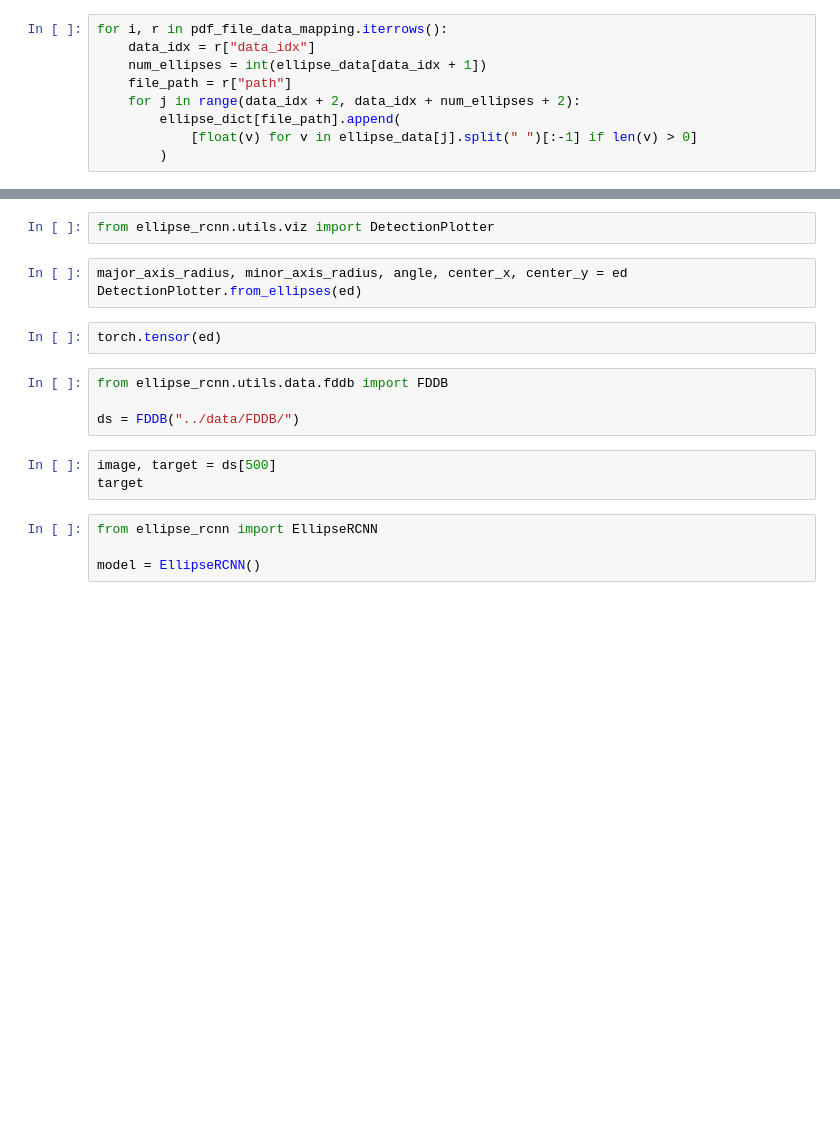
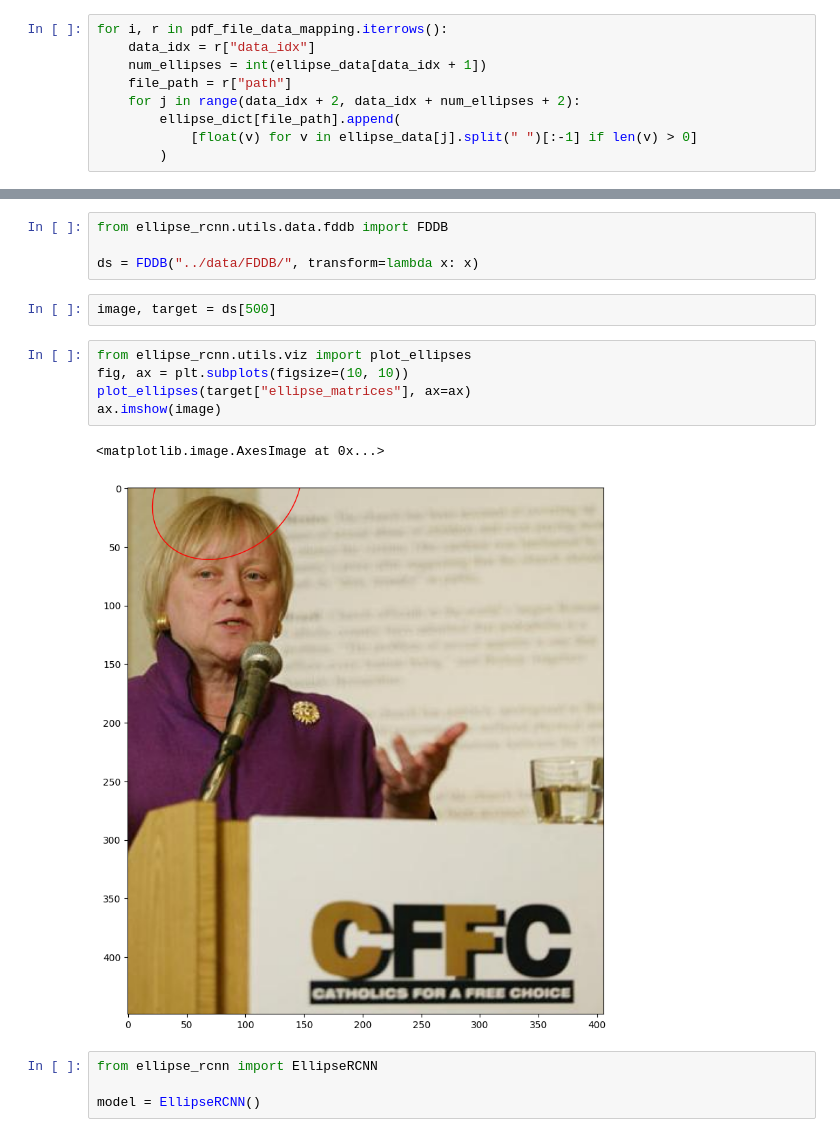
Before and after one commit to wdoppenberg/ellipse-rcnn, a Jupyter notebook: notebooks/fddb.ipynb, the cells around one changed output, grey strips where cells are left out. Drawn from its saved outputs; the diff is of its cells as text; blank space fills up the shorter version.

```diff
--- a/notebooks/fddb.ipynb
+++ b/notebooks/fddb.ipynb
@@ -76,17 +113,17 @@ ax.imshow(img, cmap="gray")
-# %%
-from ellipse_rcnn.utils.viz import DetectionPlotter
-# %%
-major_axis_radius, minor_axis_radius, angle, center_x, center_y = ed
-DetectionPlotter.from_ellipses(ed)
-# %%
-torch.tensor(ed)
 # %%
 from ellipse_rcnn.utils.data.fddb import FDDB
 
-ds = FDDB("../data/FDDB/")
+ds = FDDB("../data/FDDB/", transform=lambda x: x)
 # %%
 image, target = ds[500]
-target
+# %%
+from ellipse_rcnn.utils.viz import plot_ellipses
+fig, ax = plt.subplots(figsize=(10, 10))
+plot_ellipses(target["ellipse_matrices"], ax=ax)
+ax.imshow(image)
+# %% [output]
+<matplotlib.image.AxesImage at 0x...>
+[figure, added]
 # %%
 from ellipse_rcnn import EllipseRCNN
 
```
Also changed, not shown: parts of 7 cells of this notebook, 12 other files.
